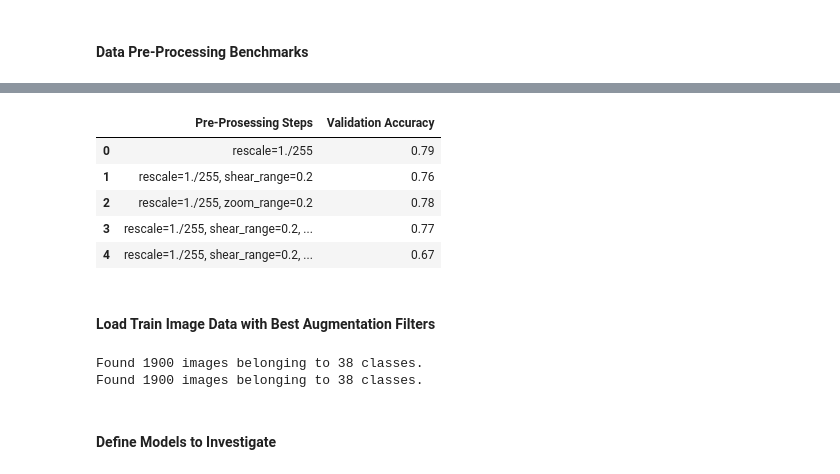
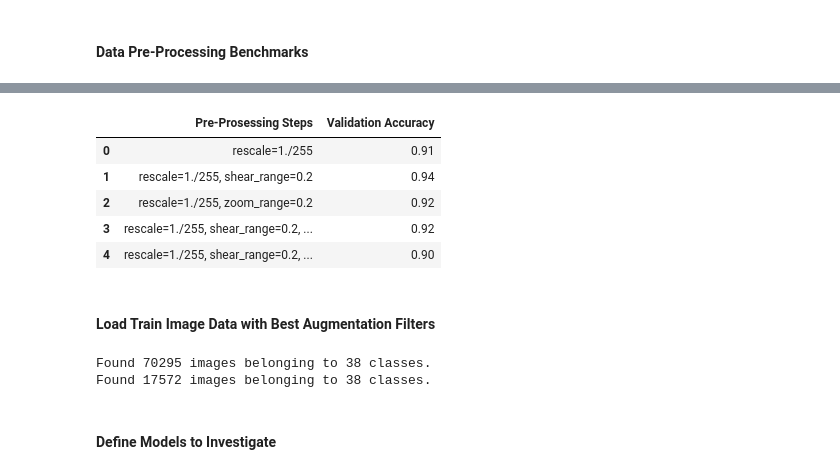
Before and after one commit to CSML1010-3-2020/CSML1020-CourseProject, a Jupyter notebook: Plant_Disease_Detection_Augm_Model_Eval.ipynb, the cells around one changed output, grey strips where cells are left out. Cells and saved outputs as stored; diff of their text form; code cells hidden in the pictures.

```diff
--- a/Plant_Disease_Detection_Augm_Model_Eval.ipynb
+++ b/Plant_Disease_Detection_Augm_Model_Eval.ipynb
@@ -208,9 +230,13 @@ def plot_history(model, history, axs, row):
 #### Data Importing
 # %%
 # Image Data Folders
-dataDirTrain = '../NewPlantDiseasesDatasetSample/train'
-dataDirValidate = '../NewPlantDiseasesDatasetSample/valid'
-dataDirTest = '../NewPlantDiseasesDatasetSample/test'
+# dataDirTrain = '../NewPlantDiseasesDatasetSample/train'
+# dataDirValidate = '../NewPlantDiseasesDatasetSample/valid'
+# dataDirTest = '../NewPlantDiseasesDatasetSample/test'
+
+dataDirTrain = '../NewPlantDiseasesDataset/train'
+dataDirValidate = '../NewPlantDiseasesDataset/valid'
+dataDirTest = '../NewPlantDiseasesDataset/test'
 # %% [markdown]
 #### Data Pre-Processing Benchmarks
 # %%
@@ -218,9 +244,7 @@ dg_descrs = ["rescale=1./255",
     "rescale=1./255, shear_range=0.2",
     "rescale=1./255, zoom_range=0.2",
     "rescale=1./255, shear_range=0.2, zoom_range=0.2",
-    "rescale=1./255, shear_range=0.2, zoom_range=0.2, brightness_range=[0.2]",
-    # "rescale=1./255, width_shift_range=0.2",
-    # "rescale=1./255, height_shift_range=0.2",
+    "rescale=1./255, shear_range=0.2, zoom_range=0.2, brightness_range=[0.2,1.0]",
     # "rescale=1./255, shear_range=0.2, zoom_range=0.2, width_shift_range=0.2, height_shift_range=0.2",
     # "rescale=1./255, horizontal_flip=True, vertical_flip=True, rotation_range=90, brightness_range=[0.2,1.0], zoom_range=[0.5,1.0]"
 ]
@@ -231,18 +255,10 @@ datagens = [
     ImageDataGenerator(rescale=1./255, zoom_range=0.2, fill_mode='nearest'),
     ImageDataGenerator(rescale=1./255, shear_range=0.2, zoom_range=0.2, fill_mode='nearest'),
     ImageDataGenerator(rescale=1./255, shear_range=0.2, zoom_range=0.2, brightness_range=[0.2,1.0], fill_mode='nearest'),
-    #ImageDataGenerator(rescale=1./255, width_shift_range=0.2, fill_mode='nearest'),
-    #ImageDataGenerator(rescale=1./255, height_shift_range=0.2, fill_mode='nearest'),
     #ImageDataGenerator(rescale=1./255, shear_range=0.2, zoom_range=0.2, width_shift_range=0.2, height_shift_range=0.2, fill_mode='nearest'),
     #ImageDataGenerator(rescale=1./255, horizontal_flip=True, vertical_flip=True, rotation_range=90, brightness_range=[0.2,1.0], zoom_range=[0.5,1.0], fill_mode='nearest'),
-
-    # ImageDataGenerator(rescale=1./255, width_shift_range=[-150,150], fill_mode='nearest'),
-    # ImageDataGenerator(rescale=1./255, brightness_range=[0.2,1.0], fill_mode='nearest'),
-    # ImageDataGenerator(rescale=1./255, zoom_range=[0.5,1.0], fill_mode='nearest')
 ]
 
-
-# batch_size = 128
 batch_size = 48
 epochs = 3
 valid_datagen = ImageDataGenerator(rescale=1./255)
@@ -251,12 +267,7 @@ Save_Benchmark("", "", False, True)
 
 for train_datagen, dg_descr in zip(datagens, dg_descrs):
     history = run_model(train_datagen, valid_set, batch_size, epochs)
-    #history.history
     Save_Benchmark(dg_descr, history.history['val_accuracy'][2], False, False)
-# train_datagen = ImageDataGenerator(rescale=1./255,
-#                                    shear_range=0.2,
-#                                    zoom_range=0.2,
-#                                    width_shift_range=0.2,
-#                                    width_shift_range=0.2,)
+
 df_benchmarks
 # %% [output]
@@ -280,25 +291,26 @@ Epoch 3/3
 |  | Pre-Prosessing Steps | Validation Accuracy |
-| 0 | rescale=1./255 | 0.79 |
-| 1 | rescale=1./255, shear_range=0.2 | 0.76 |
-| 2 | rescale=1./255, zoom_range=0.2 | 0.78 |
-| 3 | rescale=1./255, shear_range=0.2, ... | 0.77 |
-| 4 | rescale=1./255, shear_range=0.2, ... | 0.67 |
+| 0 | rescale=1./255 | 0.91 |
+| 1 | rescale=1./255, shear_range=0.2 | 0.94 |
+| 2 | rescale=1./255, zoom_range=0.2 | 0.92 |
+| 3 | rescale=1./255, shear_range=0.2, ... | 0.92 |
+| 4 | rescale=1./255, shear_range=0.2, ... | 0.90 |
 # %% [markdown]
 #### Load Train Image Data with Best Augmentation Filters
 # %%
-train_datagen = ImageDataGenerator(rescale=1./255, shear_range=0.2, zoom_range=0.2, width_shift_range=0.2, height_shift_range=0.2, fill_mode='nearest')
+# train_datagen = ImageDataGenerator(rescale=1./255, shear_range=0.2, zoom_range=0.2, width_shift_range=0.2, height_shift_range=0.2, fill_mode='nearest')
+train_datagen = ImageDataGenerator(rescale=1./255, shear_range=0.2, fill_mode='nearest')
 valid_datagen = ImageDataGenerator(rescale=1./255)
 
 # batch_size = 128
-batch_size = 48
+batch_size = 32
 training_set = train_datagen.flow_from_directory(dataDirTrain, target_size=(224, 224), batch_size=batch_size, class_mode='categorical')
 valid_set = valid_datagen.flow_from_directory(dataDirValidate, target_size=(224, 224), batch_size=batch_size, class_mode='categorical')
 
 train_num = training_set.samples
 valid_num = valid_set.samples
 # %% [output]
-Found 1900 images belonging to 38 classes.
-Found 1900 images belonging to 38 classes.
+Found 70295 images belonging to 38 classes.
+Found 17572 images belonging to 38 classes.
 # %%
 # class_dict = training_set.class_indices
 # print(class_dict)
```
Also changed, not shown: parts of 13 cells of this notebook.
